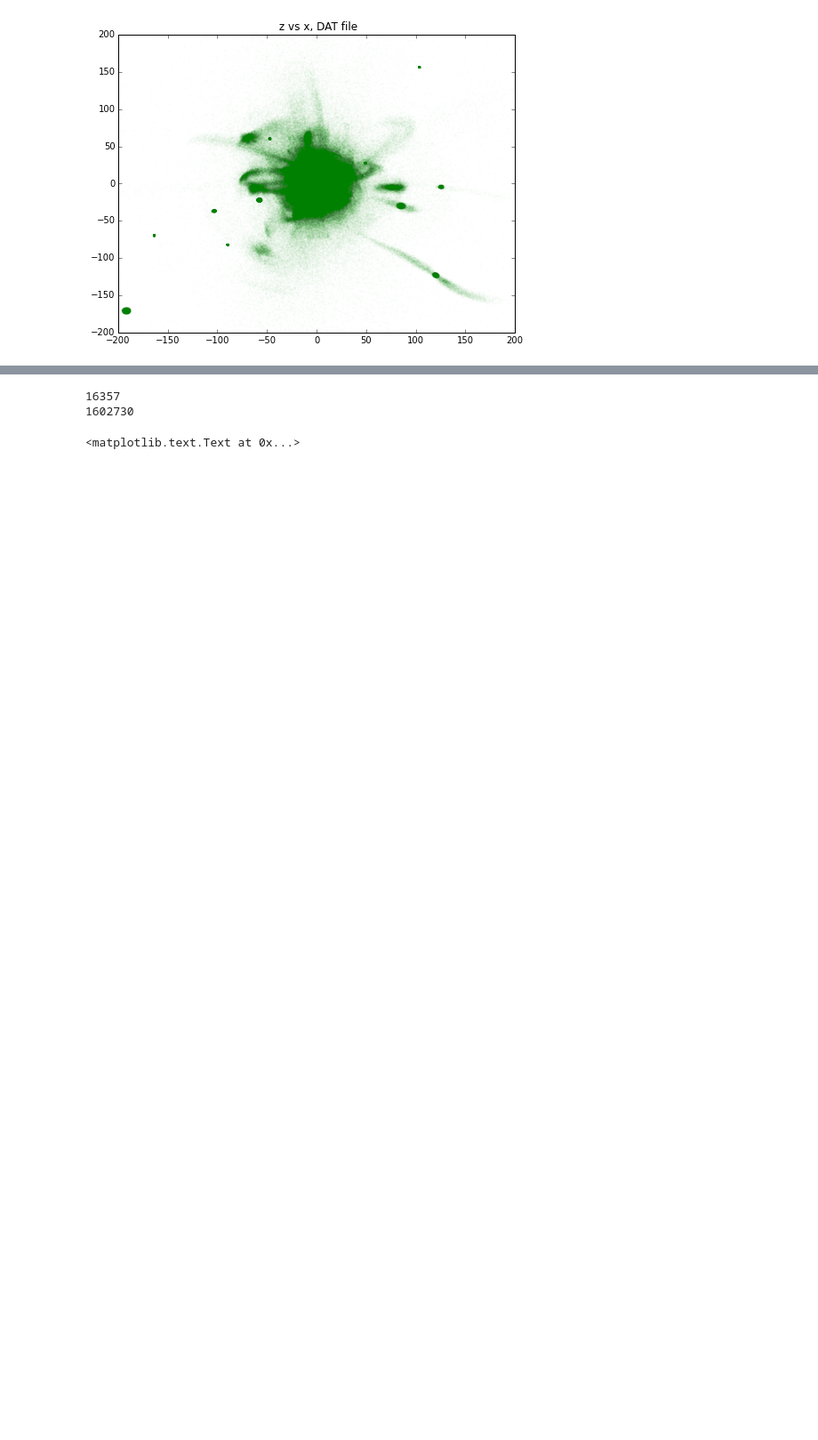
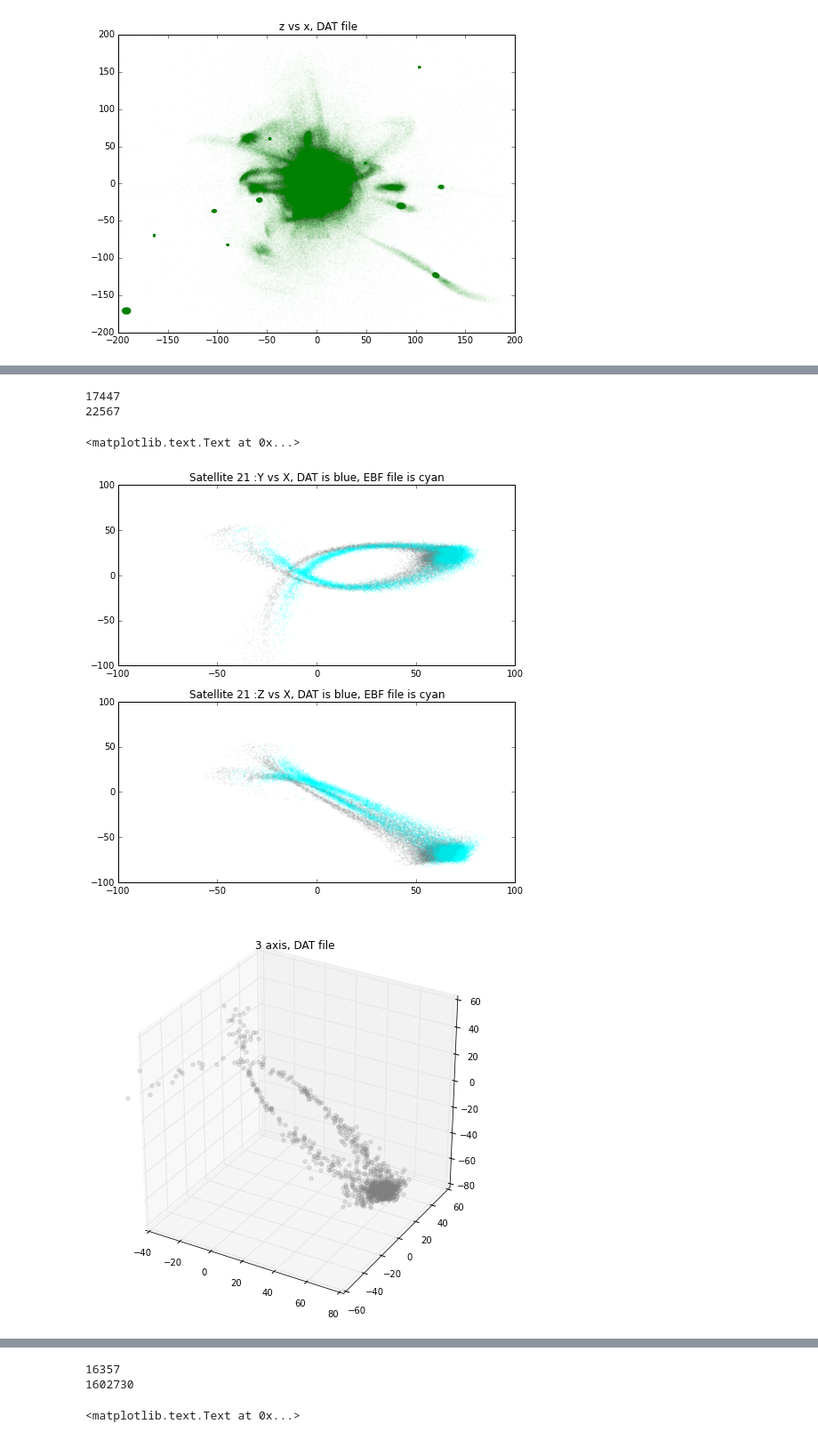
Before and after one commit to TzeGoh/Galaxy_Research_for_KVJ, a Jupyter notebook: exploreHalo02_Tze.ipynb, the cells around one changed output, grey strips where cells are left out. Shown at 89% size. Cells and saved outputs as stored; diff of their text form; code cells hidden in the pictures; blank space fills up the shorter version.

```diff
--- a/exploreHalo02_Tze.ipynb
+++ b/exploreHalo02_Tze.ipynb
@@ -415,0 +811,67 @@ plt.title('3 axis, EBF file')
+# %%
+'''Plot me Satellite 21 in 2d, and 3d'''
+plt.rcParams['figure.figsize']=(8,8)
+plt.xlim(-180,-160)
+plt.ylim(-20,-5)
+
+length = len(sat_21_dat)
+
+print len(x21)
+
+plt.subplot(2,1,1)
+plt.plot(x21,y21,'.',ms=3,alpha=0.05,color='grey')
+plt.title('Y vs X, DAT file')
+
+plt.xlim(-100,100)
+plt.ylim(-100,100)
+
+plt.subplot(2,1,2)
+plt.plot(x21,z21,'.',ms=3,alpha=0.05,color='grey')
+plt.title('Z vs X, DAT file')
+
+plt.xlim(-100,100)
+plt.ylim(-100,100)
+
+plt.subplot(2,1,1)
+pl.plot(x_al_21,y_al_21,'.',ms=2,alpha=0.1,color='cyan')
+plt.title('Satellite 21 :Y vs X, DAT is blue, EBF file is cyan')
+
+plt.subplot(2,1,2)
+plt.plot(x_al_21,z_al_21,'.',ms=2,alpha=0.1,color='cyan')
+plt.title('Satellite 21 :Z vs X, DAT is blue, EBF file is cyan')
+
+#####################################################################
+plt.rcParams['figure.figsize']=(18,8)
+length = len(sat_21_dat)
+fig = plt.figure()
+ax = fig.add_subplot(1,2,1, projection = '3d')
+
+ax.set_xlim(-40,80)
+ax.set_ylim(-60,60)
+ax.set_zlim(-80,60)
+
+for line in range(length):
+    if line%17 == 0:              # You must input a prime number here
+        ax.scatter(x21[line],y21[line],z21[line],'.',color='grey',alpha=0.2)
+plt.title('3 axis, DAT file')
+plt.gcf().savefig('Color_coded_3d.png')
+
+
+fig = plt.figure()
+ax=fig.add_subplot(1,2,2, projection = '3d')
+ax.set_xlim(-40,80)
+ax.set_ylim(-60,60)
+ax.set_zlim(-80,60)
+
+print len(x_al_21)
+
+for i in range(len(x_al_21)):
+    if i % 10 == 0:
+        ax.scatter(x_al_21[i],y_al_21[i],z_al_21[i],alpha=0.2,color='cyan')
+plt.title('3 axis, EBF file')
+# %% [output]
+17447
+22567
+<matplotlib.text.Text at 0x...>
+[figure, added]
+[figure, added]
```
Also changed, not shown: parts of 21 cells of this notebook.
